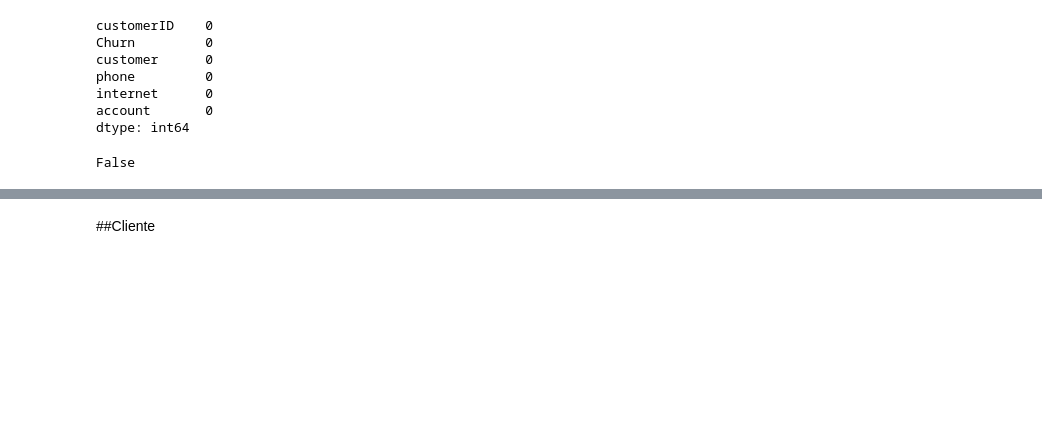
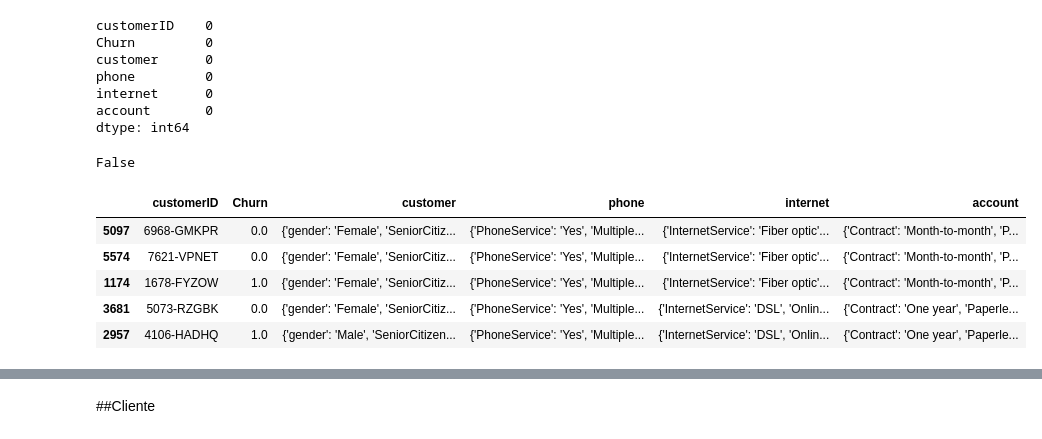
Before and after one commit to P0Iar/Challenge2-TelecomX, a Jupyter notebook: TelecomX_LATAM.ipynb, the cells around one changed output, grey strips where cells are left out. Saved outputs shown, nothing was run; the diff lists cells and outputs as text; code cells hidden in the pictures; blank space fills up the shorter version.

```diff
--- a/TelecomX_LATAM.ipynb
+++ b/TelecomX_LATAM.ipynb
@@ -68,3 +66,12 @@ internet=pd.json_normalize(df['internet'])
 cuenta=pd.json_normalize(df['account'])
 # %%
 df['Churn'] = df['Churn'].map({'Yes': 1, 'No': 0})
+# %%
+df.sample(5)
+# %% [output]
+|  | customerID | Churn | customer | phone | internet | account |
+| 5097 | 6968-GMKPR | 0.0 | {'gender': 'Female', 'SeniorCitiz... | {'PhoneService': 'Yes', 'Multiple... | {'InternetService': 'Fiber optic'... | {'Contract': 'Month-to-month', 'P... |
+| 5574 | 7621-VPNET | 0.0 | {'gender': 'Female', 'SeniorCitiz... | {'PhoneService': 'Yes', 'Multiple... | {'InternetService': 'Fiber optic'... | {'Contract': 'Month-to-month', 'P... |
+| 1174 | 1678-FYZOW | 1.0 | {'gender': 'Female', 'SeniorCitiz... | {'PhoneService': 'Yes', 'Multiple... | {'InternetService': 'Fiber optic'... | {'Contract': 'Month-to-month', 'P... |
+| 3681 | 5073-RZGBK | 0.0 | {'gender': 'Female', 'SeniorCitiz... | {'PhoneService': 'Yes', 'Multiple... | {'InternetService': 'DSL', 'Onlin... | {'Contract': 'One year', 'Paperle... |
+| 2957 | 4106-HADHQ | 1.0 | {'gender': 'Male', 'SeniorCitizen... | {'PhoneService': 'Yes', 'Multiple... | {'InternetService': 'DSL', 'Onlin... | {'Contract': 'One year', 'Paperle... |
```
Also changed, not shown: parts of 19 cells of this notebook.
